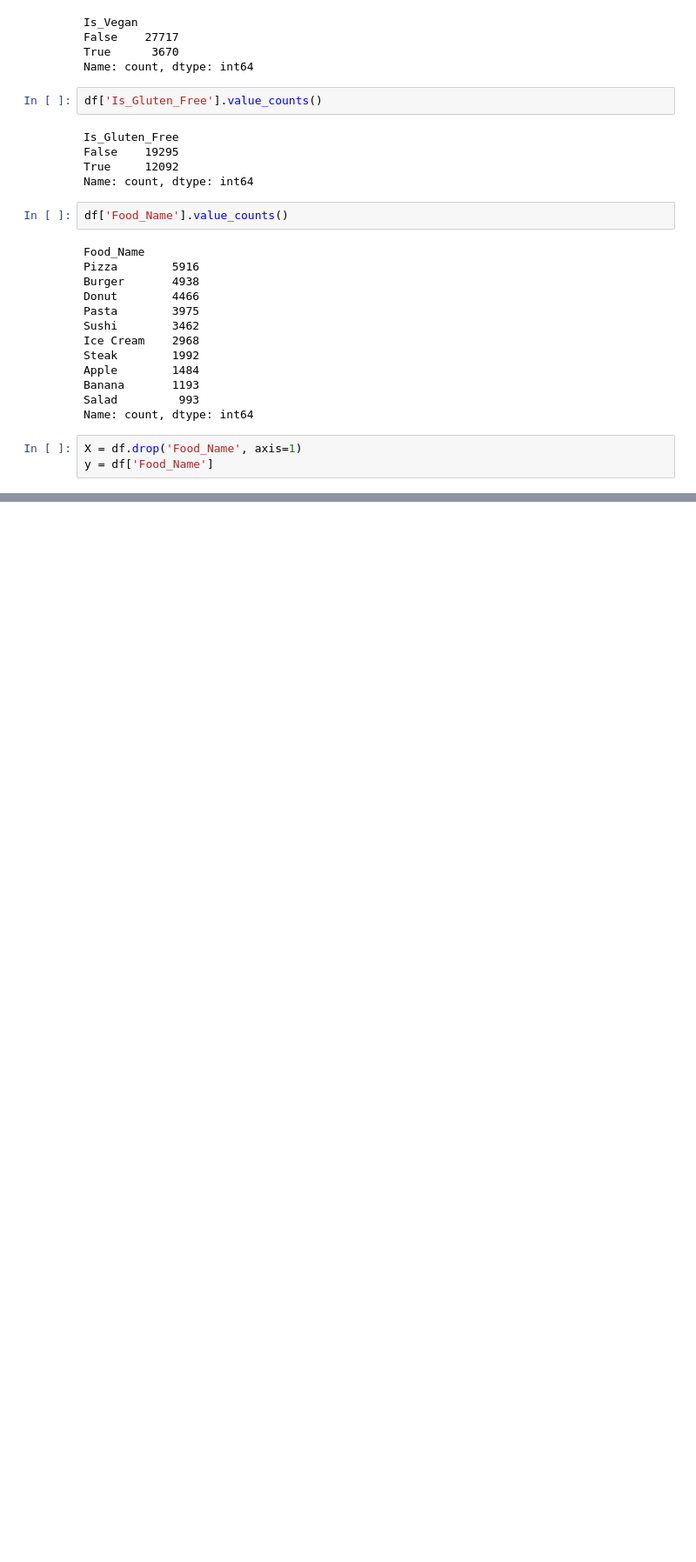
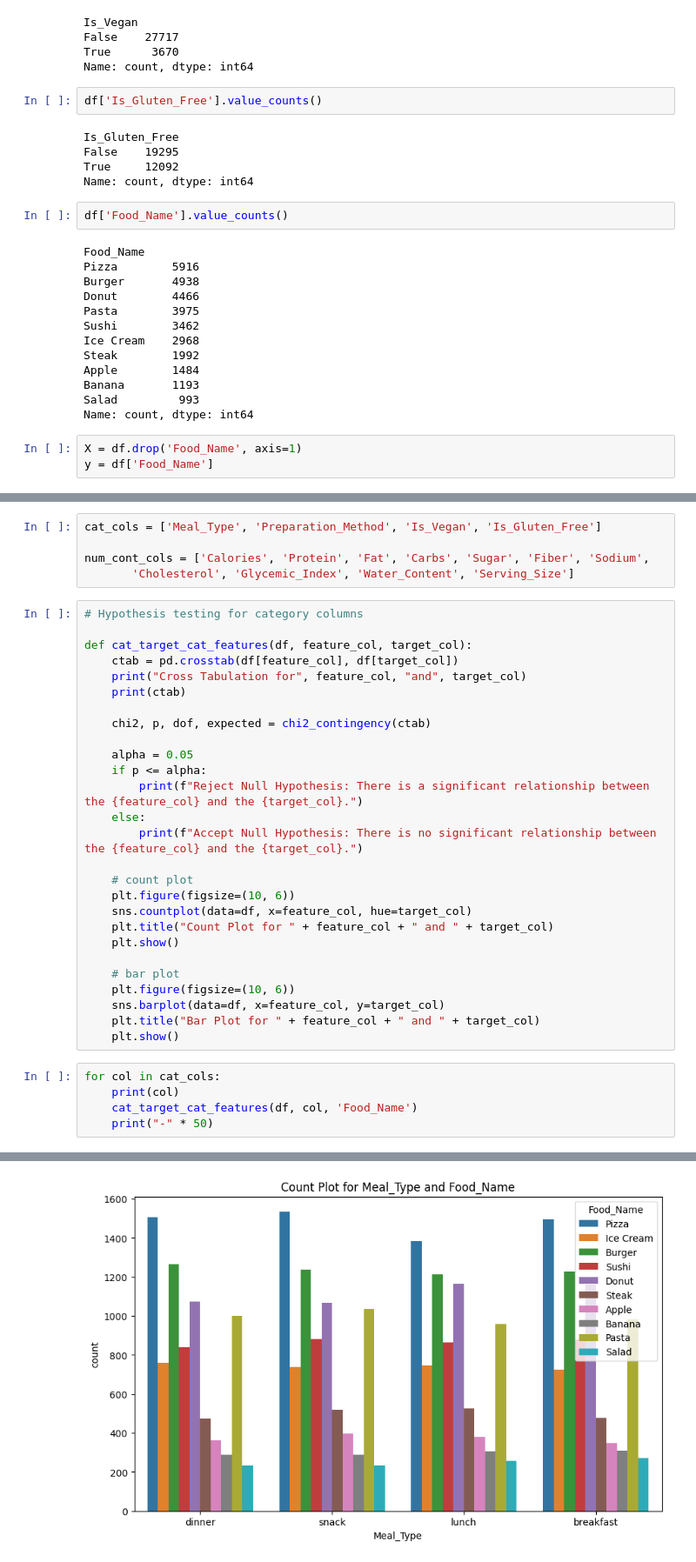
Before and after one commit to ShigilSasi/NutriClass_Food_Classfication_Using_Nutrition_Data, a Jupyter notebook: Nutritional_ML.ipynb, the cells around one changed output, grey strips where cells are left out. Shown at 87% size. Saved outputs shown, nothing was run; the diff lists cells and outputs as text; blank space fills up the shorter version.

```diff
--- a/Nutritional_ML.ipynb
+++ b/Nutritional_ML.ipynb
@@ -185,0 +227,38 @@ y = df['Food_Name']
+# %%
+cat_cols = ['Meal_Type', 'Preparation_Method', 'Is_Vegan', 'Is_Gluten_Free']
+
+num_cont_cols = ['Calories', 'Protein', 'Fat', 'Carbs', 'Sugar', 'Fiber', 'Sodium',
+       'Cholesterol', 'Glycemic_Index', 'Water_Content', 'Serving_Size']
+# %%
+# Hypothesis testing for category columns
+
+def cat_target_cat_features(df, feature_col, target_col):
+    ctab = pd.crosstab(df[feature_col], df[target_col])
+    print("Cross Tabulation for", feature_col, "and", target_col)
+    print(ctab)
+
+    chi2, p, dof, expected = chi2_contingency(ctab)
+
+    alpha = 0.05
+    if p <= alpha:
+        print(f"Reject Null Hypothesis: There is a significant relationship between the {feature_col} and the {target_col}.")
+    else:
+        print(f"Accept Null Hypothesis: There is no significant relationship between the {feature_col} and the {target_col}.")
+
+    # count plot
+    plt.figure(figsize=(10, 6))
+    sns.countplot(data=df, x=feature_col, hue=target_col)
+    plt.title("Count Plot for " + feature_col + " and " + target_col)
+    plt.show()
+
+    # bar plot
+    plt.figure(figsize=(10, 6))
+    sns.barplot(data=df, x=feature_col, y=target_col)
+    plt.title("Bar Plot for " + feature_col + " and " + target_col)
+    plt.show()
+# %%
+for col in cat_cols:
+    print(col)
+    cat_target_cat_features(df, col, 'Food_Name')
+    print("-" * 50)
+# %% [output]
@@ -185,0 +281 @@ y = df['Food_Name']
+[figure, added]
```
Also changed, not shown: parts of 8 cells of this notebook.
